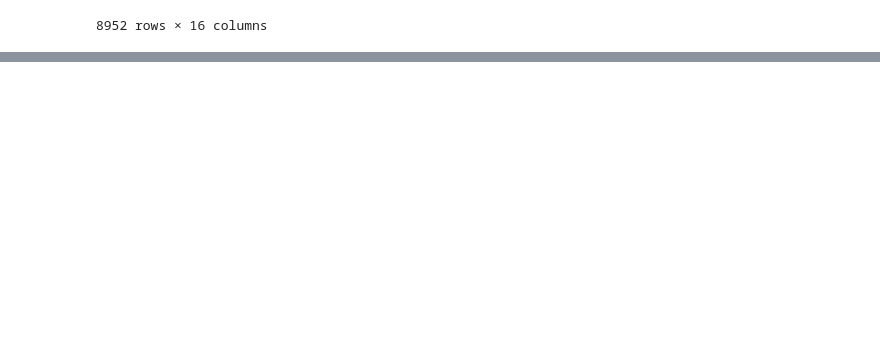
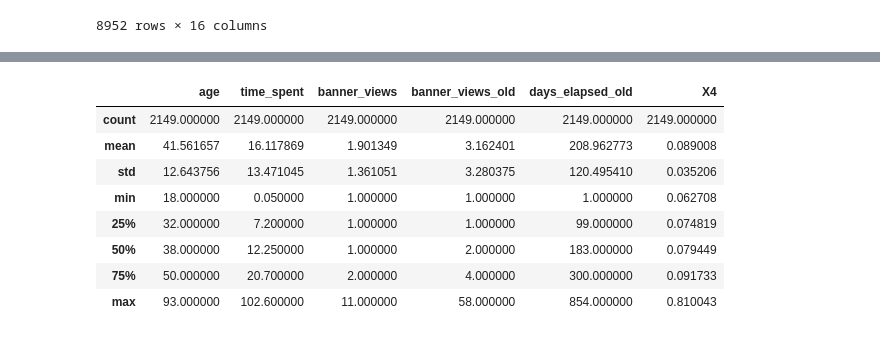
Before and after one commit to LuciaCam/ML_kaggle_competition, a Jupyter notebook: Data exploration.ipynb, the cells around one changed output, grey strips where cells are left out. Drawn from its saved outputs; the diff is of its cells as text; code cells hidden in the pictures; blank space fills up the shorter version.

```diff
--- a/Data exploration.ipynb
+++ b/Data exploration.ipynb
@@ -172,0 +216,13 @@ ggplot(camp_cat_melt
+# %%
+campaign_old = campaign_ad.loc[campaign_ad["days_elapsed_old"] > -1, ]
+campaign_old.describe()
+# %% [output]
+|  | age | time_spent | banner_views | banner_views_old | days_elapsed_old | X4 |
+| count | 2149.000000 | 2149.000000 | 2149.000000 | 2149.000000 | 2149.000000 | 2149.000000 |
+| mean | 41.561657 | 16.117869 | 1.901349 | 3.162401 | 208.962773 | 0.089008 |
+| std | 12.643756 | 13.471045 | 1.361051 | 3.280375 | 120.495410 | 0.035206 |
+| min | 18.000000 | 0.050000 | 1.000000 | 1.000000 | 1.000000 | 0.062708 |
+| 25% | 32.000000 | 7.200000 | 1.000000 | 1.000000 | 99.000000 | 0.074819 |
+| 50% | 38.000000 | 12.250000 | 1.000000 | 2.000000 | 183.000000 | 0.079449 |
+| 75% | 50.000000 | 20.700000 | 2.000000 | 4.000000 | 300.000000 | 0.091733 |
+| max | 93.000000 | 102.600000 | 11.000000 | 58.000000 | 854.000000 | 0.810043 |
```
Also changed, not shown: parts of 15 cells of this notebook.
